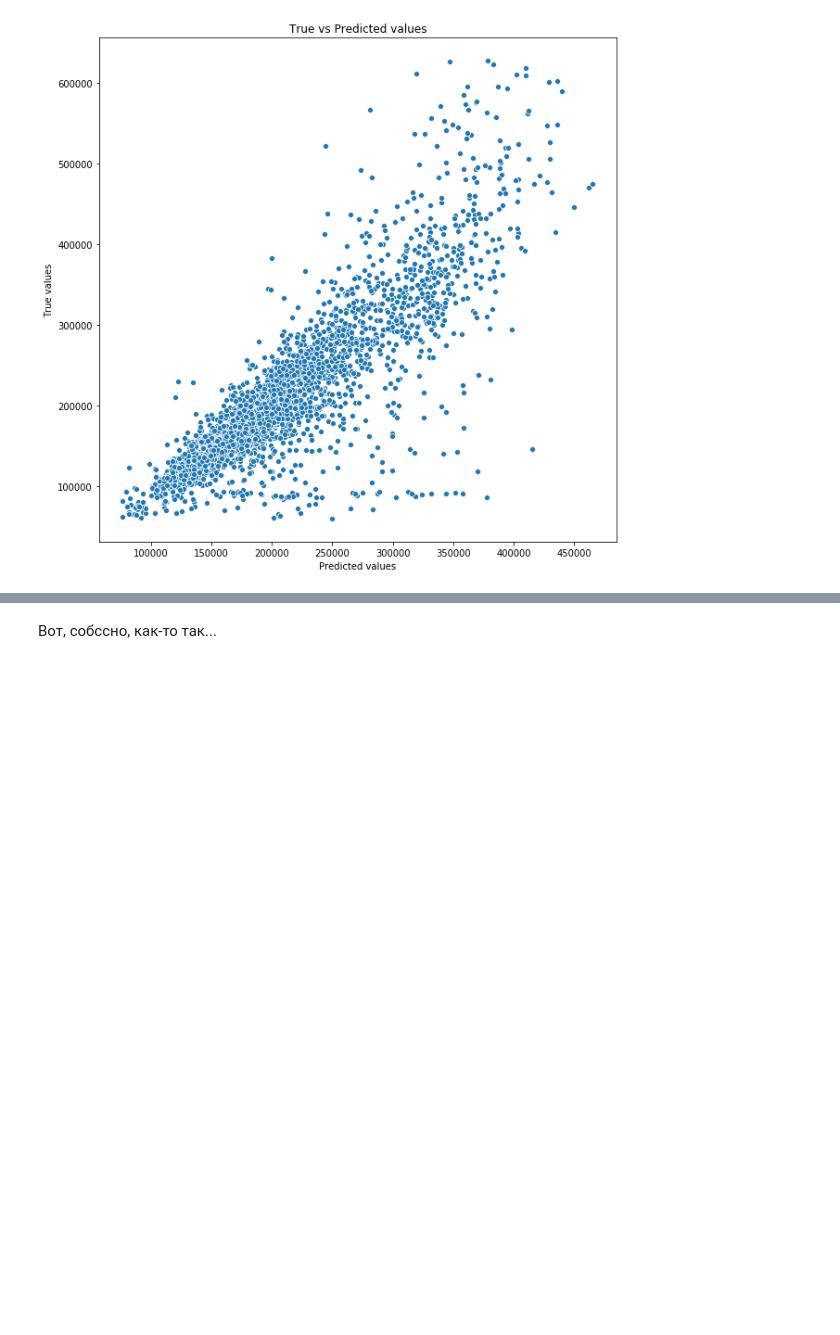
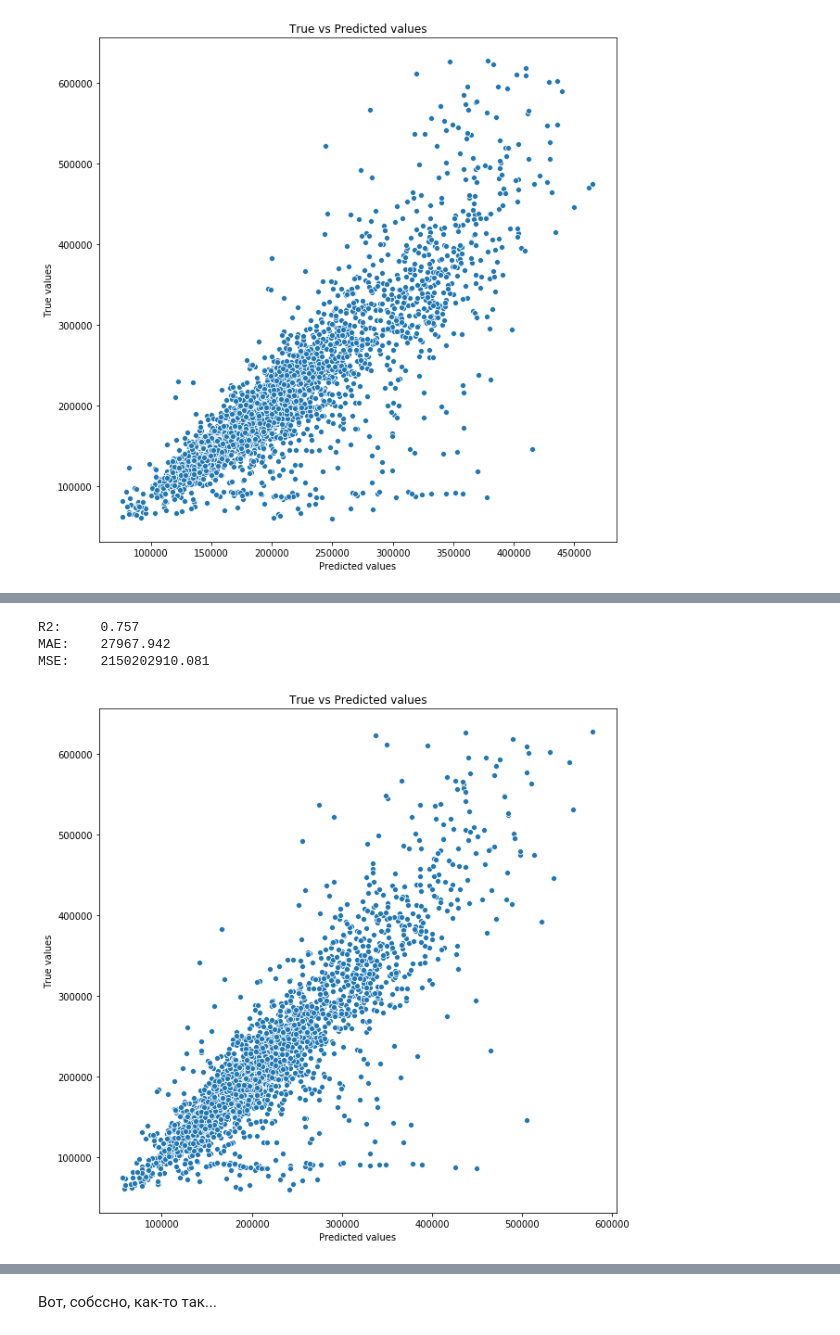
Before and after one commit to comrade747/python, a Jupyter notebook: project_task/ErshovAA_workbook2.ipynb, the cells around one changed output, grey strips where cells are left out. Saved outputs shown, nothing was run; the diff lists cells and outputs as text; code cells hidden in the pictures; blank space fills up the shorter version.

```diff
--- a/project_task/ErshovAA_workbook2.ipynb
+++ b/project_task/ErshovAA_workbook2.ipynb
@@ -696,7 +714,7 @@ param_grid = {
     'max_features': np.arange(3, 5),
     'min_samples_leaf': [1, 2],
     'min_samples_split': [2, 3],
-    'n_estimators': [400, 1000]
+    'n_estimators': [400, 600]
 }
 
 grid_search = GridSearchCV(estimator = gbr,
@@ -733,12 +751,10 @@ print(grid_search.best_params_)
 # %%
 gbr = GradientBoostingRegressor(
-    max_depth=50,
-    max_features=2,
-    min_samples_leaf=2,
-    min_samples_split=3,
+    max_depth=5,
+    max_features=4,
+    min_samples_leaf=1,
+    min_samples_split=2,
     n_estimators=400,
     random_state=42)
 
 gbr.fit(X_train, y_train)
-
-y_pred = gbr.predict(X_test)
@@ -748,3 +771,8 @@ evaluate_preds(y_train, y_train_preds)
 # %%
-y_test_preds = final_model.predict(X_test)
+y_test_preds = gbr.predict(X_test)
 evaluate_preds(y_test, y_test_preds)
+# %% [output]
+R2:     0.757
+MAE:    27967.942
+MSE:    2150202910.081
+[figure, added]
```
Also changed, not shown: parts of 19 cells of this notebook.
